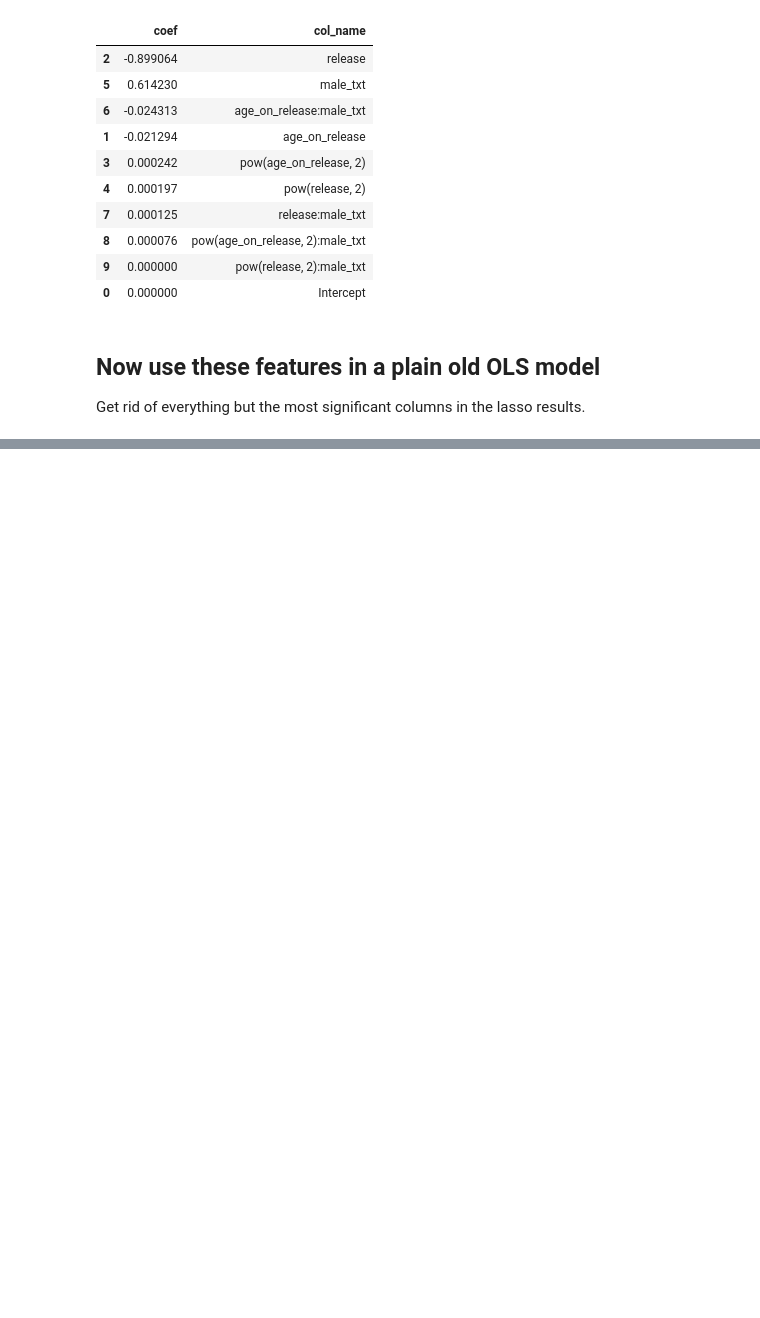
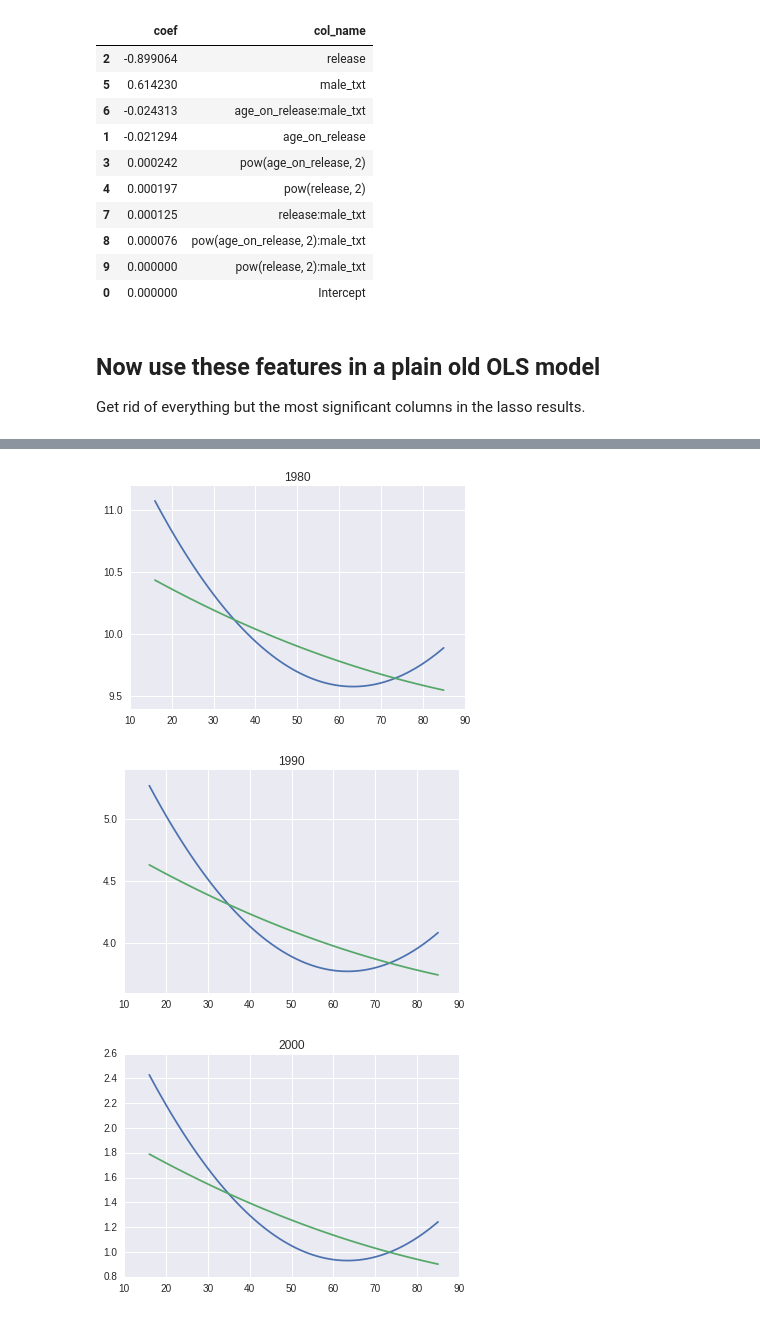
Before and after one commit to IanLondon/actor-age-curves, a Jupyter notebook: actor-regression-sklearn-joined-budget.ipynb, the cells around one changed output, grey strips where cells are left out. Saved outputs shown, nothing was run; the diff lists cells and outputs as text; code cells hidden in the pictures; blank space fills up the shorter version.

Commit message:
Plot the learned curve

```diff
--- a/actor-regression-sklearn-joined-budget.ipynb
+++ b/actor-regression-sklearn-joined-budget.ipynb
@@ -933,0 +994,35 @@ OLS Regression Results
+# %%
+# def plot_eqn(formula, x_range):
+#     x = np.array(x_range)
+#     y = formula(x)
+#     fig = plt.plot(x, y)
+#     return fig
+
+def plot_age_curve_eqns(age_curve_fn, res, male, release, age_range=range(16,85+1)):
+    #default x_range is 16-85 years old...
+    if male:
+        male_txt=1
+    else:
+        male_txt=0
+    y = [age_curve_fn(age, male_txt, release) for age in age_range]
+    return plt.plot(age_range, y)
+
+def age_curve_fn_1(age_on_release, male_txt, release):
+    return res.params.Intercept +\
+        res.params["age_on_release"] * age_on_release +\
+        res.params["pow(age_on_release, 2)"] * pow(age_on_release, 2) +\
+        res.params["male_txt"] * male_txt +\
+        res.params["age_on_release:male_txt"] * age_on_release * male_txt +\
+        res.params["pow(age_on_release, 2):male_txt"] * pow(age_on_release, 2) * male_txt +\
+        res.params["release"] * release +\
+        res.params["pow(release, 2)"] * pow(release, 2)
+
+for release_year_to_plot in [1980,1990,2000]:
+    male_fig = plot_age_curve_eqns(age_curve_fn_1, res, male=True, release=release_year_to_plot) #blue by default
+    female_fig = plot_age_curve_eqns(age_curve_fn_1, res, male=False, release=release_year_to_plot) #green by default
+    plt.title(release_year_to_plot)
+    plt.show()
+# %% [output]
+[figure, added]
+[figure, added]
+[figure, added]
```
Also changed, not shown: parts of 3 cells of this notebook.
